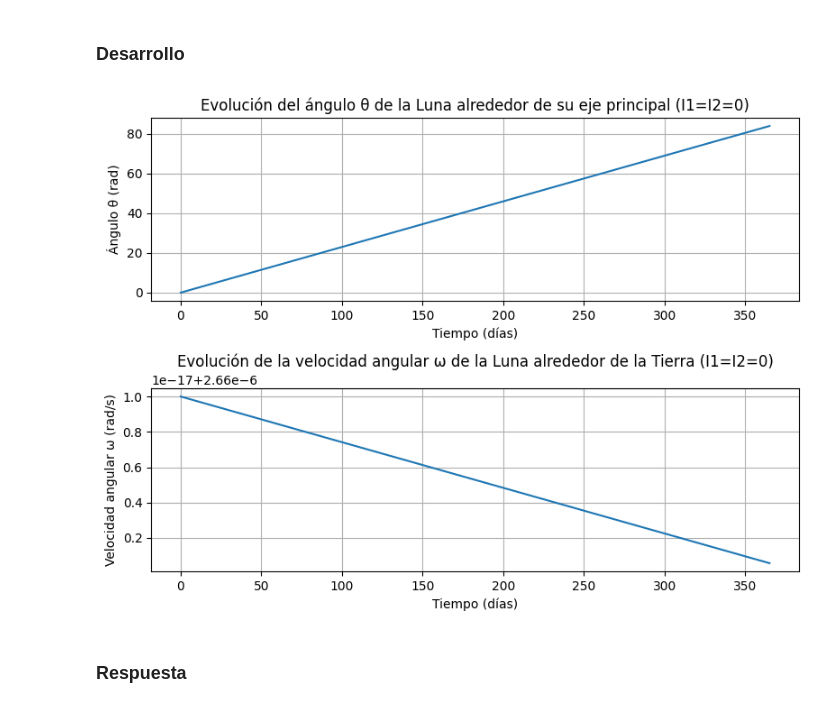
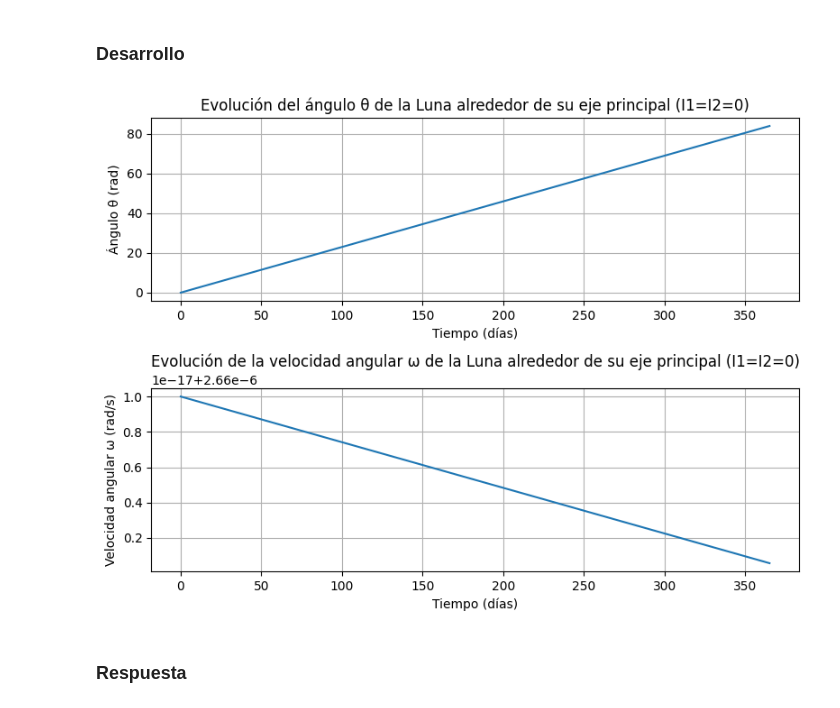
Before and after one commit to PM-lopez/Rotacion-Sincronica-de-la-Luna, a Jupyter notebook: solucion.ipynb, the cells around one changed output. Cells and saved outputs as stored; diff of their text form; code cells hidden in the pictures.

Commit message:
"de su eje principal" upgrade

```diff
--- a/solucion.ipynb
+++ b/solucion.ipynb
@@ -119,8 +96,3 @@ w0 = 2.66e-6  # Velocidad angular inicial en rad/s (rotación de la Luna)
 
 # resolvemos la EDO del rotacional con los valores inciales del sistema traslacional
 _, theta_values, w_values = rk4_method_second_order(f_rotacional, t0, theta0, w0, tf, h)
-
-# printeamos en una columna los resultados de theta_values y w_values con print
-print("Velocidad angular (rad/s)")
-for w in w_values:
-    print(f"{w:.6e}")
@@ -188,24 +142,24 @@ _, theta_values_test, w_values_test = rk4_method_second_order(f_rotacional_test,
 # %%
 # Graficamos los resultados de la rotacional
 
 plt.figure(figsize=(8, 6))
 plt.subplot(2, 1, 1)
 plt.plot(t_values/ (24 * 3600), theta_values_test)
 plt.xlabel("Tiempo (días)")
 plt.ylabel("Ángulo θ (rad)")
 plt.title("Evolución del ángulo θ de la Luna alrededor de su eje principal (I1=I2=0)")
 plt.grid()
 plt.subplot(2, 1, 2)
 plt.plot(t_values / (24 * 3600), w_values_test)
 plt.xlabel("Tiempo (días)")
 plt.ylabel("Velocidad angular ω (rad/s)")
-plt.title("Evolución de la velocidad angular ω de la Luna alrededor de la Tierra (I1=I2=0)")
+plt.title("Evolución de la velocidad angular ω de la Luna alrededor de su eje principal (I1=I2=0)")
 plt.grid()
 plt.tight_layout()
 plt.savefig("grafico_prueba_I1_I2.png", dpi=100, bbox_inches='tight')
 plt.show()
 # %% [output]
-[figure, old version]
+[figure, new version]
 # %% [markdown]
 ### Respuesta ###
 # %% [markdown]
```
Also changed, not shown: parts of 5 cells of this notebook, 3 other files.
